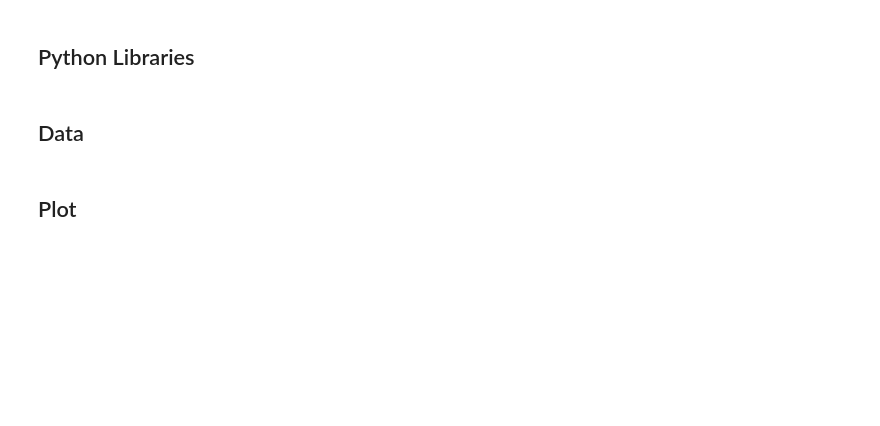
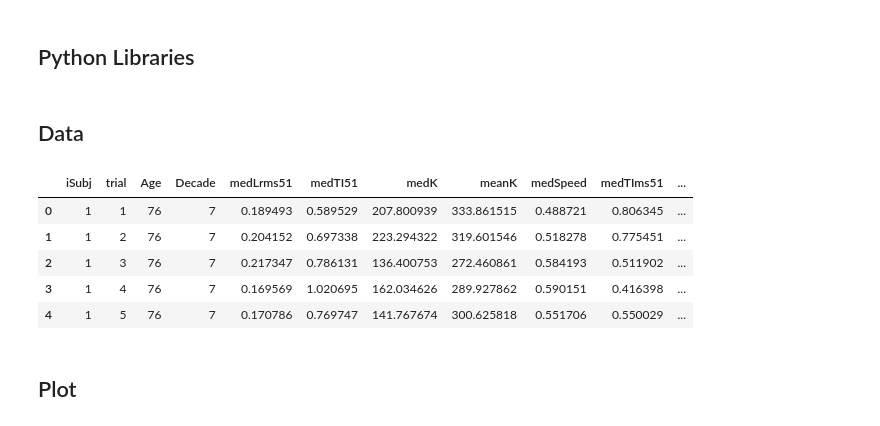
Before and after one commit to Venustiano/DataVis2, a Jupyter notebook: material/scripts/exergame/exergame_treemap.ipynb, the cells around one changed output. Saved outputs shown, nothing was run; the diff lists cells and outputs as text; code cells hidden in the pictures; blank space fills up the shorter version.

Commit message:
update exergame notebooks

```diff
--- a/material/scripts/exergame/exergame_treemap.ipynb
+++ b/material/scripts/exergame/exergame_treemap.ipynb
@@ -8,12 +8,19 @@ import pandas as pd
 ## Data
 # %%
 # Loading and displaying the data
-tableRes = pd.read_csv('../data/exergamewf.csv')
+tableRes = pd.read_csv('../../data/exergamewf.csv')
 
 tableRes["Participants"] = "Participants" # in order to have a single root node
 tableRes["ppt"] = tableRes["iSubj"].astype(str)
 tableRes["strial"] = tableRes["trial"].astype(str)
 tableRes.head()
+# %% [output]
+|  | iSubj | trial | Age | Decade | medLrms51 | medTI51 | medK | meanK | medSpeed | medTIms51 | ... |
+| 0 | 1 | 1 | 76 | 7 | 0.189493 | 0.589529 | 207.800939 | 333.861515 | 0.488721 | 0.806345 | ... |
+| 1 | 1 | 2 | 76 | 7 | 0.204152 | 0.697338 | 223.294322 | 319.601546 | 0.518278 | 0.775451 | ... |
+| 2 | 1 | 3 | 76 | 7 | 0.217347 | 0.786131 | 136.400753 | 272.460861 | 0.584193 | 0.511902 | ... |
+| 3 | 1 | 4 | 76 | 7 | 0.169569 | 1.020695 | 162.034626 | 289.927862 | 0.590151 | 0.416398 | ... |
+| 4 | 1 | 5 | 76 | 7 | 0.170786 | 0.769747 | 141.767674 | 300.625818 | 0.551706 | 0.550029 | ... |
 # %% [markdown]
 ## Plot
 # %%
```
Also changed, not shown: parts of 1 cell of this notebook, 3 other files.
